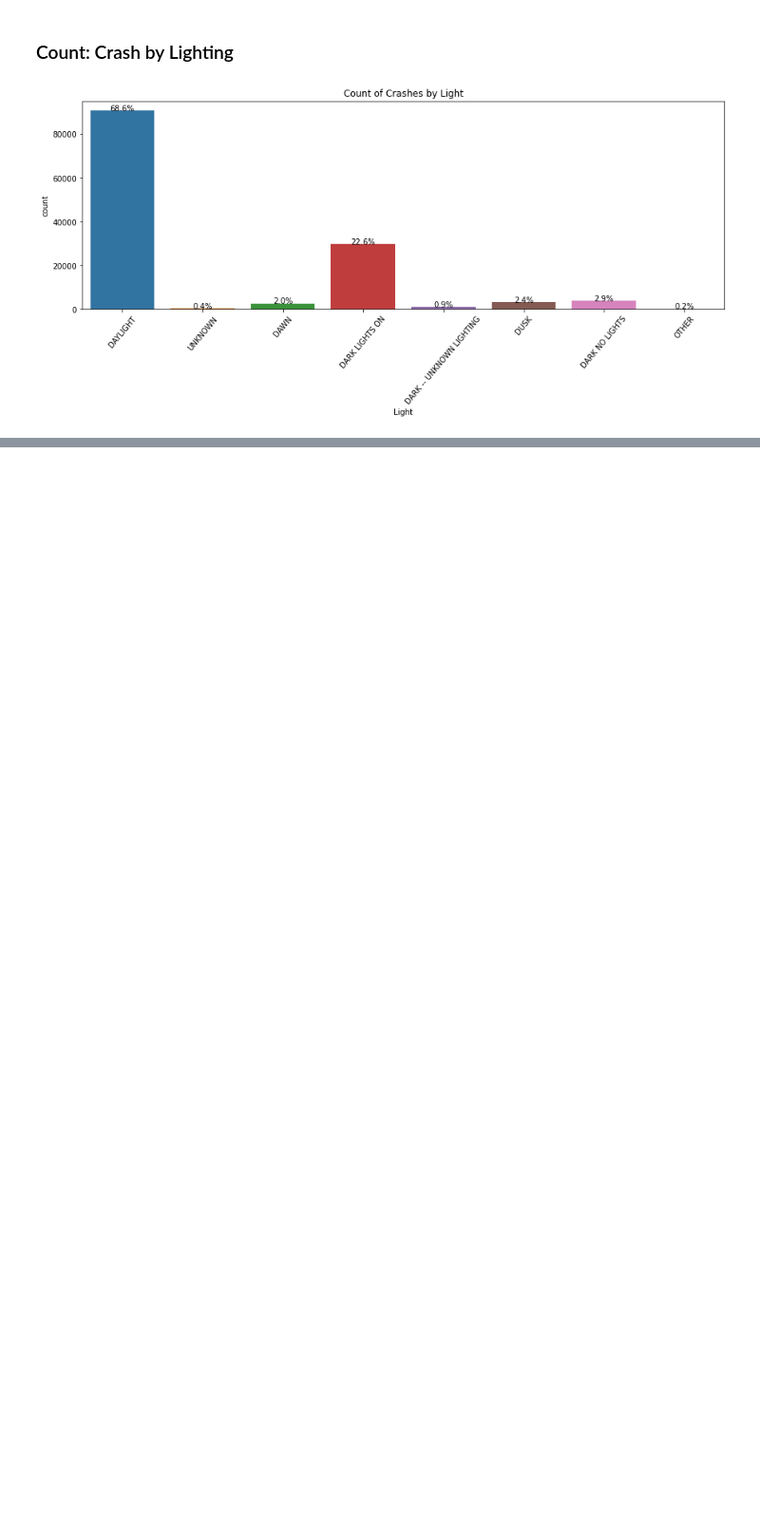
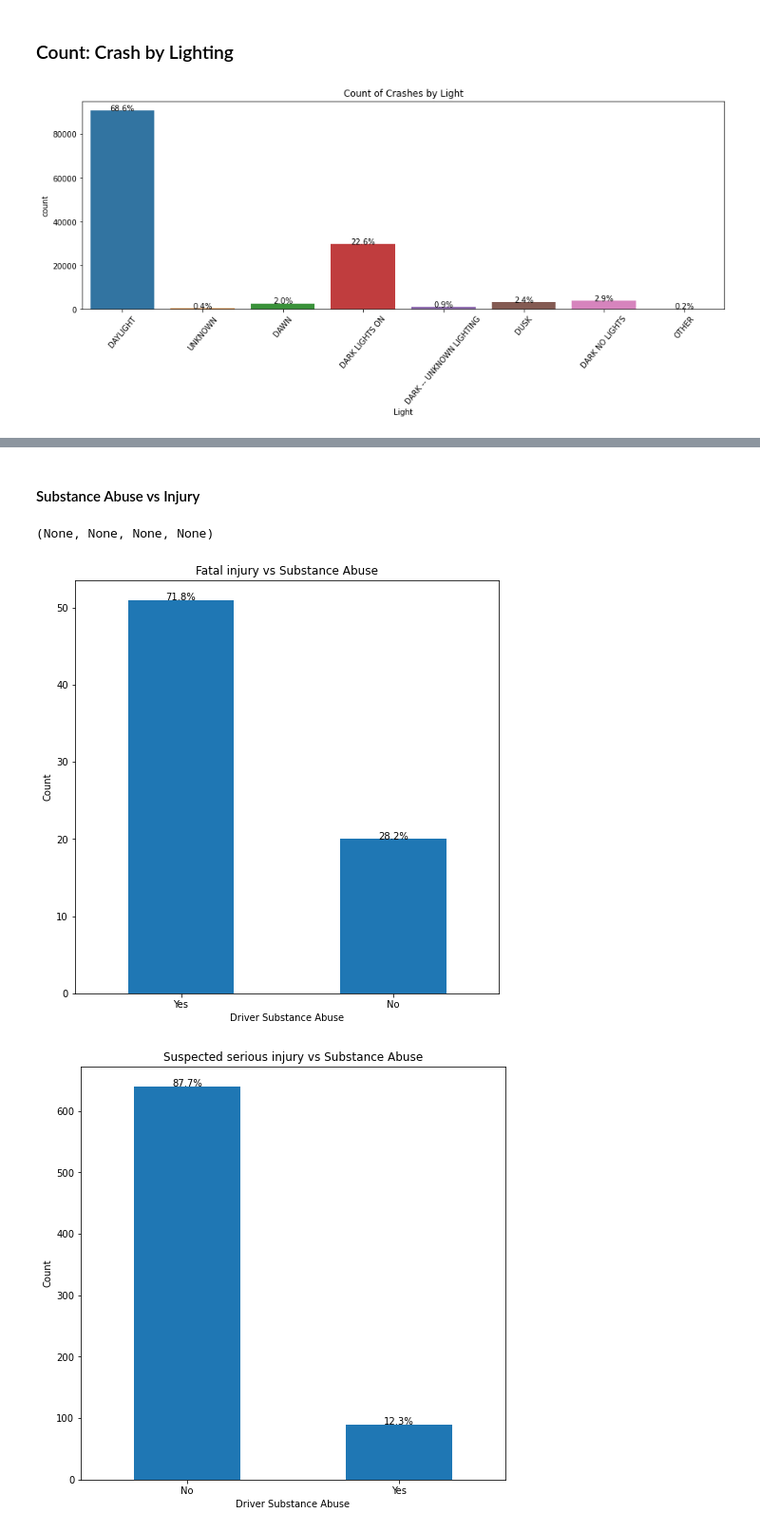
Before and after one commit to rayeni/car_crash_driver_profile, a Jupyter notebook: car_crash_eda.ipynb, the cells around one changed output, grey strips where cells are left out. Shown at 95% size. Cells and saved outputs as stored; diff of their text form; code cells hidden in the pictures; blank space fills up the shorter version.

```diff
--- a/car_crash_eda.ipynb
+++ b/car_crash_eda.ipynb
@@ -145,0 +188,13 @@ get_count(crash_orig_df, 'Light')
+# %%
+crash_orig_df['Driver Substance Abuse'].fillna('NONE DETECTED', inplace=True)
+crash_orig_df['Traffic Control'].fillna('NO CONTROLS', inplace=True)
+crash_orig_df.dropna(inplace = True)
+crash_orig_df['Driver Substance Abuse'] = crash_orig_df['Driver Substance Abuse'].apply(lambda x: 'No' if x == 'NONE DETECTED' else 'Yes')
+# %%
+crash_orig_df['Crash Time of Day'] = (crash_orig_df['Crash Date/Time'].dt.hour % 24 + 4) // 4
+crash_orig_df['Crash Time of Day'].replace({1: 'Late Night',
+                      2: 'Early Morning',
+                      3: 'Morning',
+                      4: 'Noon',
+                      5: 'Evening',
+                      6: 'Night'}, inplace=True)
@@ -145,0 +214,21 @@ get_count(crash_orig_df, 'Light')
+# %% [markdown]
+#### Substance Abuse vs Injury
+# %%
+def substance_crash(feature):
+    plt.figure(figsize = (8,8))
+    plt.title(f'{feature.lower().capitalize()} vs Substance Abuse')
+    plt.ylabel('Count')
+    ax = crash_orig_df[crash_orig_df['Injury Severity']== f'{feature}'].groupby('Driver Substance Abuse')['Injury Severity'].count().sort_values(ascending = False).plot(kind = 'bar')
+    plt.xticks(rotation = 0)
+    total = (crash_orig_df['Injury Severity']== f'{feature}').sum()
+    for p in ax.patches:
+        percentage = '{:.1f}%'.format(100 * p.get_height()/total)
+        x = p.get_x() + p.get_width()/2
+        y = p.get_height()
+        ax.annotate(percentage, (x, y),ha='center')
+# %%
+substance_crash('FATAL INJURY'),substance_crash('SUSPECTED SERIOUS INJURY'),substance_crash('SUSPECTED MINOR INJURY'),substance_crash('POSSIBLE INJURY')
+# %% [output]
+(None, None, None, None)
+[figure, added]
+[figure, added]
```
Also changed, not shown: parts of 27 cells of this notebook.
